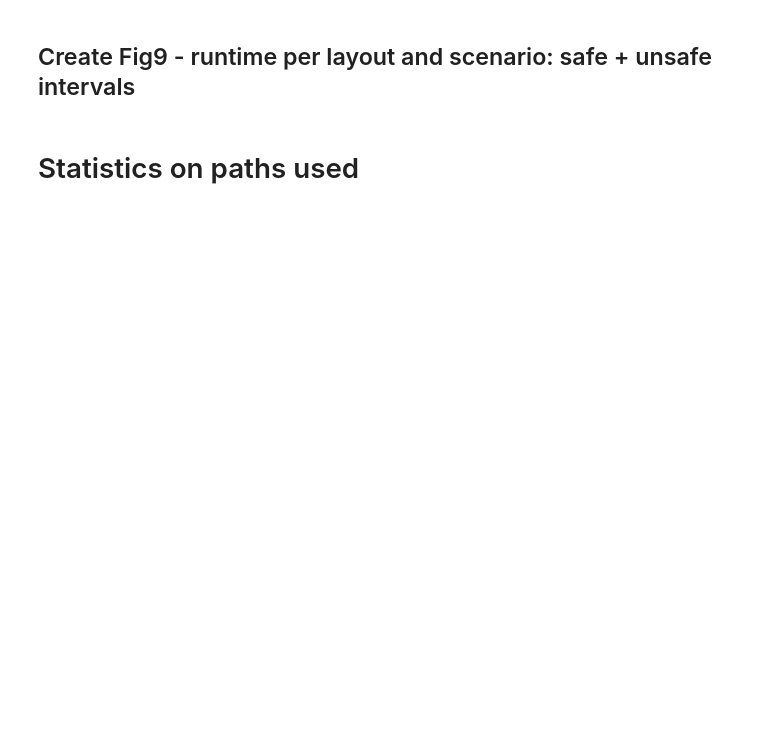
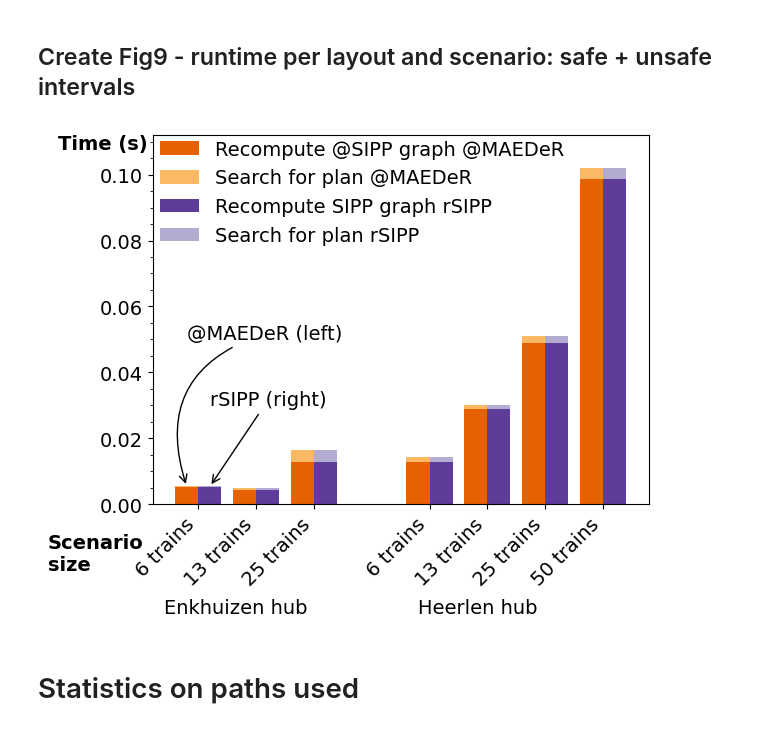
Before and after one commit to GoodGuyMe/delay-replanning-slack, a Jupyter notebook: experiments/run_experiments.ipynb, the cells around one changed output. Saved outputs shown, nothing was run; the diff lists cells and outputs as text; code cells hidden in the pictures; blank space fills up the shorter version.

```diff
--- a/experiments/run_experiments.ipynb
+++ b/experiments/run_experiments.ipynb
@@ -322,8 +374,8 @@ layouts = [
     "Heerlen"
 ]
 search = [
-    "rSIPP",
-    "@MAEDeR"
+    "@MAEDeR",
+    "rSIPP"
 ]
 legend = {
     "rSIPP": {
@@ -366,35 +418,41 @@ legends = {}
 for i, l in enumerate(layouts):
     for k, s in enumerate(search):
         bottom = np.zeros(len(labels))
         for name, x in means[s].items():
             positions = i + np.arange(len(labels.values()))*2.5*bar_width + k*bar_width
             p = ax.bar(positions, x[i], label=legend[s][name] + " " + s, bottom=bottom, color=colors[s][name], width=bar_width)
             # e = ax.errorbar(positions, x[i] + bottom, yerr=stds[s][name], fmt=errors[name]['fmt'], ecolor=errors[name]['ecolor'], linestyle="none", transform=errors[name]['transform'])
             if l == "Enkhuizen":
                 legends[legend[s][name] + " " + s] = p
             bottom += x[i]
 
+
 ax.annotate("Enkhuizen hub", xy=(0.4, 0), xytext=(-0.1, -0.033))
 ax.annotate("Heerlen hub", xy=(0.4, 0), xytext=(1, -0.033))
 ax.annotate("Scenario\nsize", xy=(0, 0), xytext=(-0.6, -0.02), weight='bold')
+
+ax.annotate("@MAEDeR (left)", xy=(0, means["@MAEDeR"]["Generation time"][0][0]), xytext=(0, 0.05), arrowprops={'arrowstyle': '->', 'connectionstyle': 'arc3,rad=.5'})#width': 1, 'color': 'black', })
+ax.annotate("rSIPP (right)", xy=(bar_width, means["rSIPP"]["Generation time"][0][0]), xytext=(bar_width, 0.03), arrowprops={'arrowstyle': '->'})#width': 1, 'color': 'black', })
 
 ax.set_xticks([0.05, 0.3, 0.55, 1.05, 1.3, 1.55, 1.8])
 ax.set_xticklabels(list(labels.values())[0:-1] + list(labels.values()), rotation=45, ha='right')
 ax.xaxis.set_label_coords(0.6, -0.2)
 ax.minorticks_on()
 ax.xaxis.set_tick_params(which='minor', bottom=False)
 
 ax.set_ylabel("Time (s)", rotation='horizontal', weight='bold')
 ax.yaxis.get_ticklocs(minor=True)
 ax.yaxis.set_label_coords(-0.1, 0.95)
 ax.set_ylim(0, max(newdf['GenTime'].mean() + newdf['SearchTime'].mean()) * 1.1)
 # ax.set_title("Average computation time @MAEDeR vs rSIPP")
 ax.legend(legends.values(), legends.keys(), loc=(0, 0.68), ncol=1, frameon=False)
 
 plt.rcParams.update({'font.size': 14})
-plt.savefig("results/runtimes_dpi600.png",
-            dpi=600,
+plt.savefig("results/runtimes_dpi300.pdf",
+            dpi=300,
             bbox_inches="tight")
+# %% [output]
+[figure, added]
 # %% [markdown]
 # Statistics on paths used
 # %%
```
Also changed, not shown: parts of 4 cells of this notebook, 4 other files.
